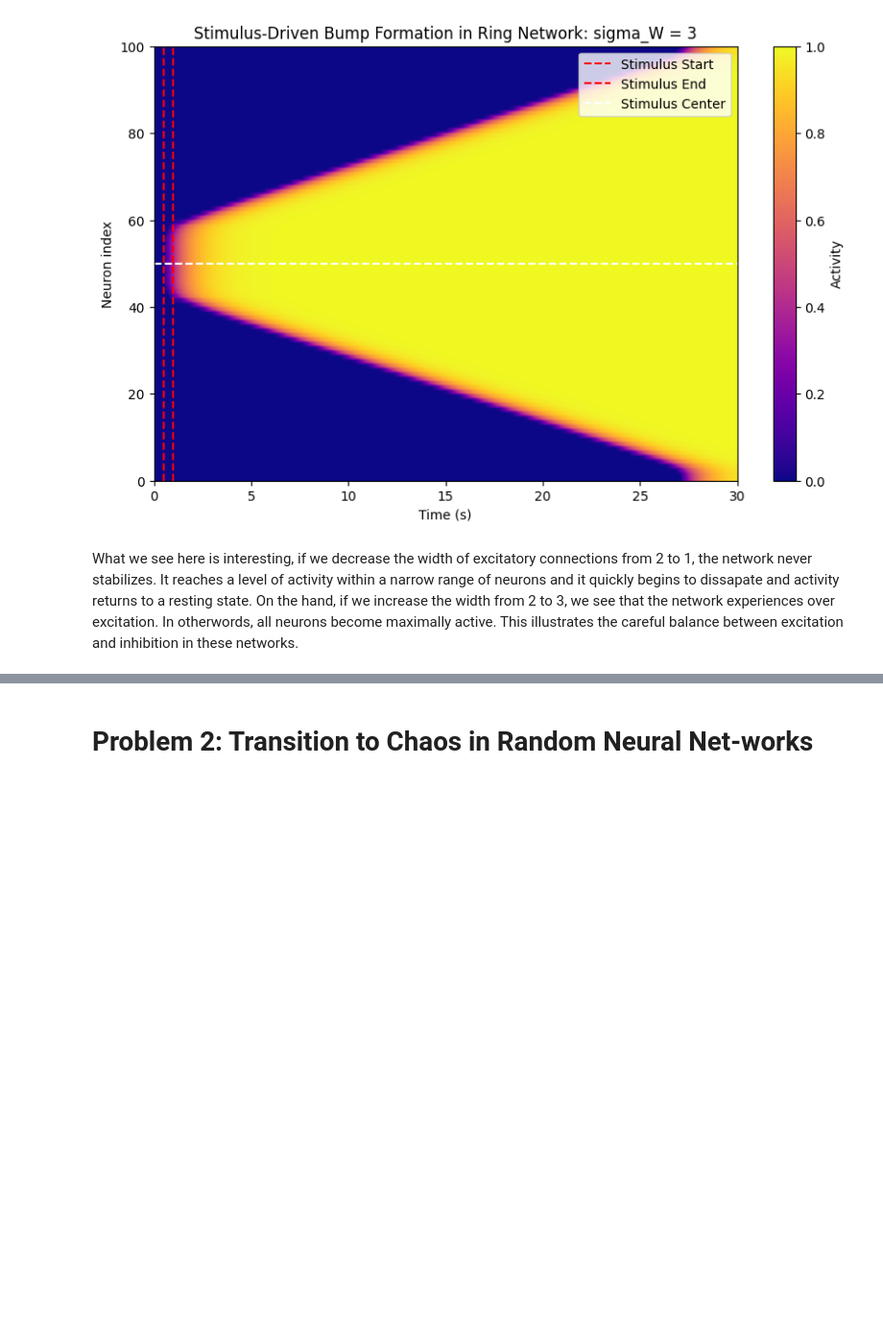
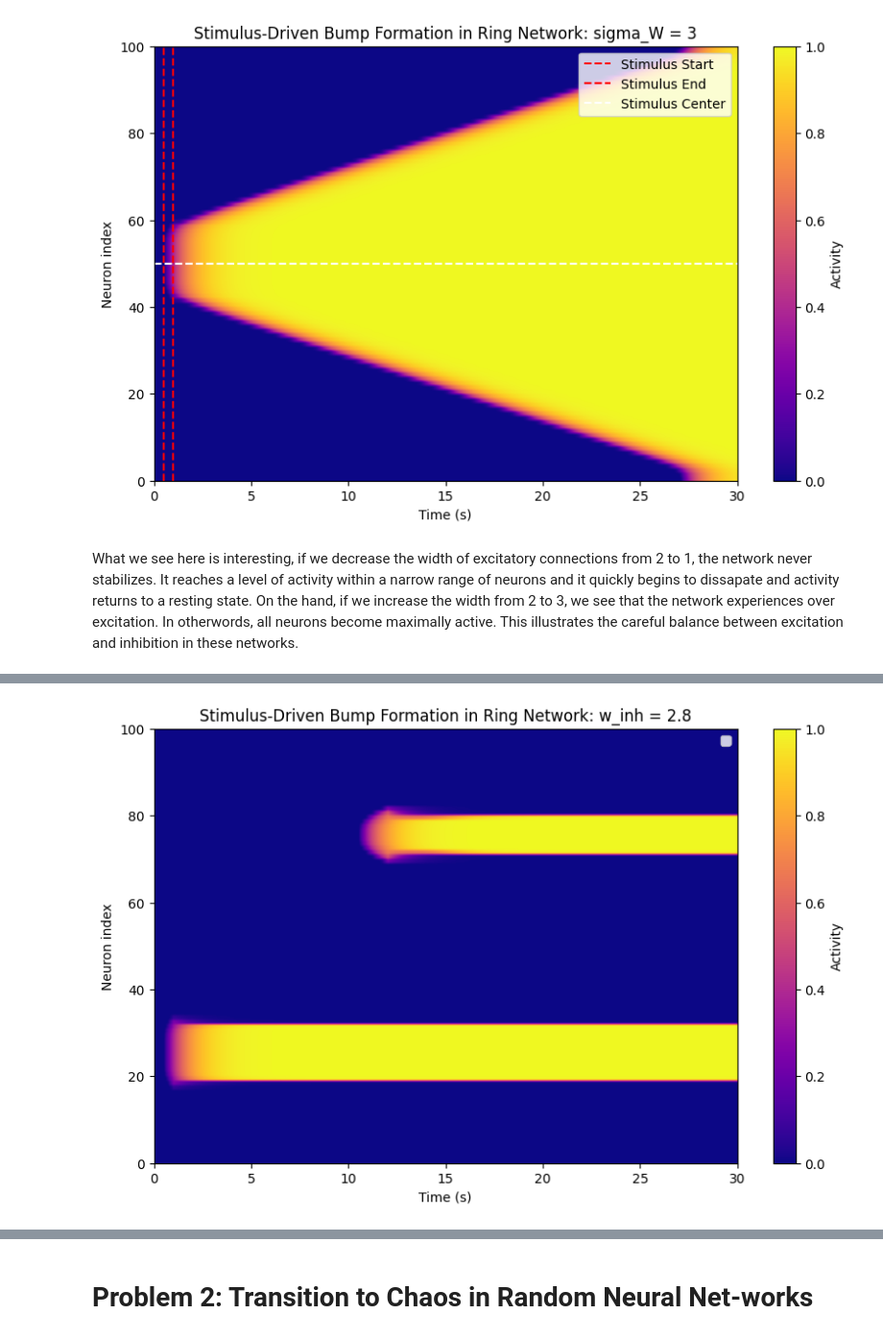
Before and after one commit to eali93/Computational-Neuroscience, a Jupyter notebook: homework-9.ipynb, the cells around one changed output, grey strips where cells are left out. Shown at 96% size. Saved outputs shown, nothing was run; the diff lists cells and outputs as text; code cells hidden in the pictures; blank space fills up the shorter version.

```diff
--- a/homework-9.ipynb
+++ b/homework-9.ipynb
@@ -591,0 +661,40 @@ Increasing the inhibition strength, slows the spread of the excitation through t
+# %%
+# Re use code from last simulation
+w_inh_values = [2.8] # We know this is the stable inhibition strength
+
+# Set up w matrix with original weights
+sigma_w = 3  # Width of excitatory connections
+
+
+
+W = np.zeros((N,N))  # Create N x N matrix of zeros
+for i in range(N):
+    for j in range(N):
+        distance = min(abs(i-j), N-abs(i-j))
+        W[i][j] = A * np.exp(-(distance**2)/(2*(sigma_w**2)))
+
+for x in w_inh_values:
+    w_inh = x
+    # Run simulation with external input
+    r_current = np.zeros(N+1)
+    for t in range(numSteps-1):
+        r_current[0] = r_inh_stim[t]
+        r_current[1:] = r_exc_stim[:, t]
+
+        # Pass the external input for this time step
+        dr = network_dynamics(time[t], r_current, I=I_ext[:, t])
+
+        # Update using Euler method
+        r_inh_stim[t+1] = r_inh_stim[t] + dt * dr[0]
+        r_exc_stim[:, t+1] = r_exc_stim[:, t] + dt * dr[1:]
+
+    plt.figure(figsize=(10,6))
+    plt.imshow(r_exc_stim, aspect='auto', origin='lower', cmap='plasma', extent=[0,T,0,N])
+    plt.colorbar(label='Activity')
+    plt.xlabel('Time (s)')
+    plt.ylabel('Neuron index')
+    plt.title('Stimulus-Driven Bump Formation in Ring Network: w_inh = {}'.format(str(x)))
+    plt.legend()
+    plt.show()
+# %% [output]
+[figure, added]
```
Also changed, not shown: parts of 9 cells of this notebook.
